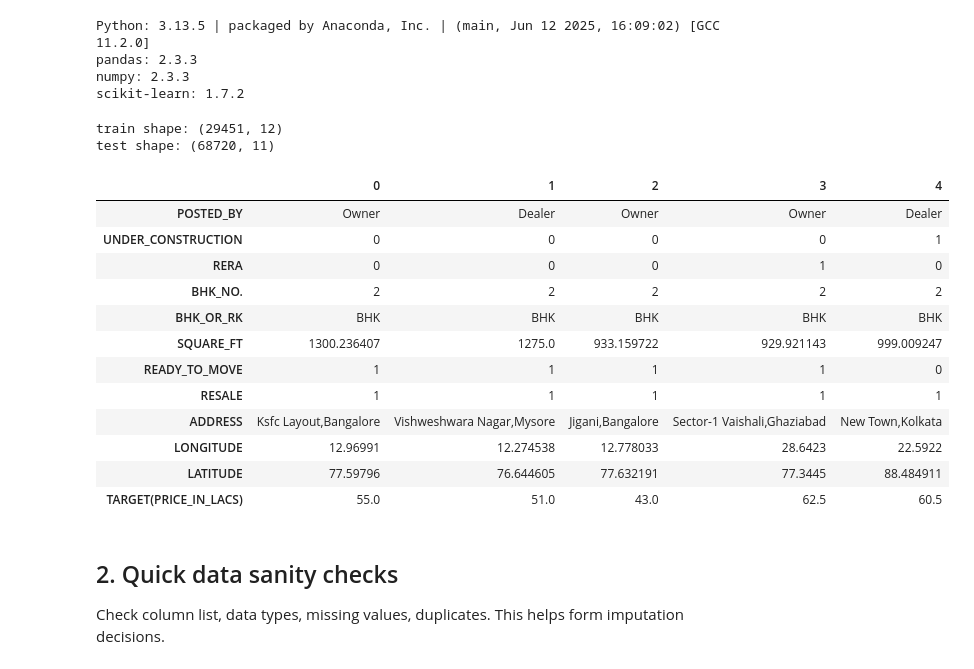
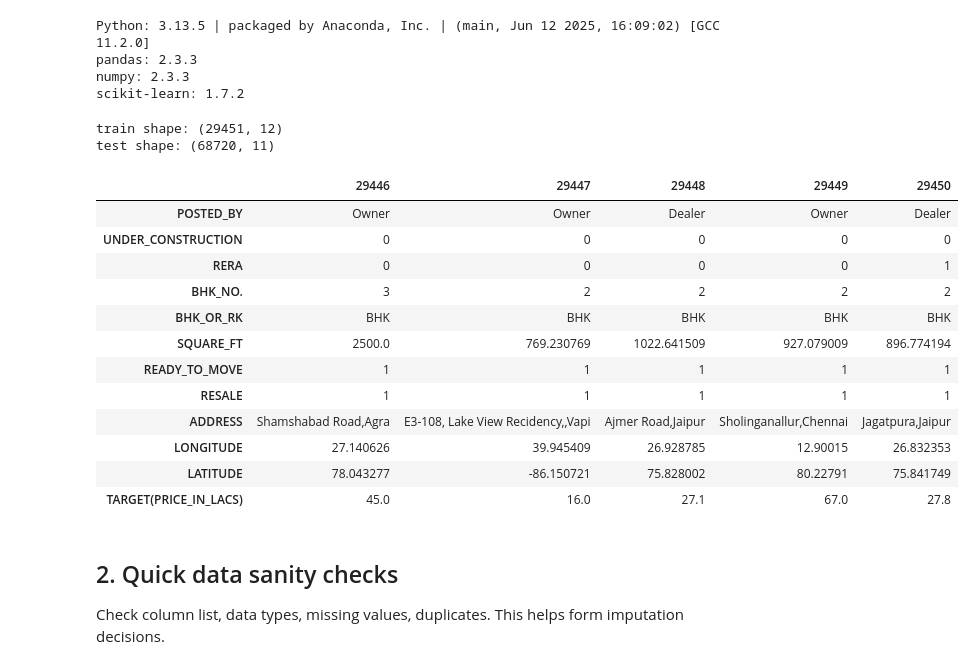
Before and after one commit to JohnEvansOkyere/real-estate-price-prediction-ridge-lasso, a Jupyter notebook: Notebook/House_Price_Prediction.ipynb, the cells around one changed output. Cells and saved outputs as stored; diff of their text form; code cells hidden in the pictures.

```diff
--- a/Notebook/House_Price_Prediction.ipynb
+++ b/Notebook/House_Price_Prediction.ipynb
@@ -39,33 +39,33 @@ scikit-learn: 1.7.2
 # %%
 # Cell: 1 - Load data
 TRAIN_PATH = "../datasets/raw/train.csv"  # path relative to notebook directory
 TEST_PATH = "../datasets/raw/test.csv"
 
 assert Path(TRAIN_PATH).exists(), f"train.csv not found at {TRAIN_PATH}"
 assert Path(TEST_PATH).exists(), f"test.csv not found at {TEST_PATH}"
 
 train = pd.read_csv(TRAIN_PATH)
 test = pd.read_csv(TEST_PATH)
 
 print("train shape:", train.shape)
 print("test shape:", test.shape)
-train.head().T
+train.tail().T
 # %% [output]
 train shape: (29451, 12)
 test shape: (68720, 11)
-|  | 0 | 1 | 2 | 3 | 4 |
-| POSTED_BY | Owner | Dealer | Owner | Owner | Dealer |
-| UNDER_CONSTRUCTION | 0 | 0 | 0 | 0 | 1 |
-| RERA | 0 | 0 | 0 | 1 | 0 |
-| BHK_NO. | 2 | 2 | 2 | 2 | 2 |
+|  | 29446 | 29447 | 29448 | 29449 | 29450 |
+| POSTED_BY | Owner | Owner | Dealer | Owner | Dealer |
+| UNDER_CONSTRUCTION | 0 | 0 | 0 | 0 | 0 |
+| RERA | 0 | 0 | 0 | 0 | 1 |
+| BHK_NO. | 3 | 2 | 2 | 2 | 2 |
 | BHK_OR_RK | BHK | BHK | BHK | BHK | BHK |
-| SQUARE_FT | 1300.236407 | 1275.0 | 933.159722 | 929.921143 | 999.009247 |
-| READY_TO_MOVE | 1 | 1 | 1 | 1 | 0 |
+| SQUARE_FT | 2500.0 | 769.230769 | 1022.641509 | 927.079009 | 896.774194 |
+| READY_TO_MOVE | 1 | 1 | 1 | 1 | 1 |
 | RESALE | 1 | 1 | 1 | 1 | 1 |
-| ADDRESS | Ksfc Layout,Bangalore | Vishweshwara Nagar,Mysore | Jigani,Bangalore | Sector-1 Vaishali,Ghaziabad | New Town,Kolkata |
-| LONGITUDE | 12.96991 | 12.274538 | 12.778033 | 28.6423 | 22.5922 |
-| LATITUDE | 77.59796 | 76.644605 | 77.632191 | 77.3445 | 88.484911 |
-| TARGET(PRICE_IN_LACS) | 55.0 | 51.0 | 43.0 | 62.5 | 60.5 |
+| ADDRESS | Shamshabad Road,Agra | E3-108, Lake View Recidency,,Vapi | Ajmer Road,Jaipur | Sholinganallur,Chennai | Jagatpura,Jaipur |
+| LONGITUDE | 27.140626 | 39.945409 | 26.928785 | 12.90015 | 26.832353 |
+| LATITUDE | 78.043277 | -86.150721 | 75.828002 | 80.22791 | 75.841749 |
+| TARGET(PRICE_IN_LACS) | 45.0 | 16.0 | 27.1 | 67.0 | 27.8 |
 # %% [markdown]
 
 ## 2. Quick data sanity checks
```
Also changed, not shown: parts of 58 cells of this notebook, 1 other file.
